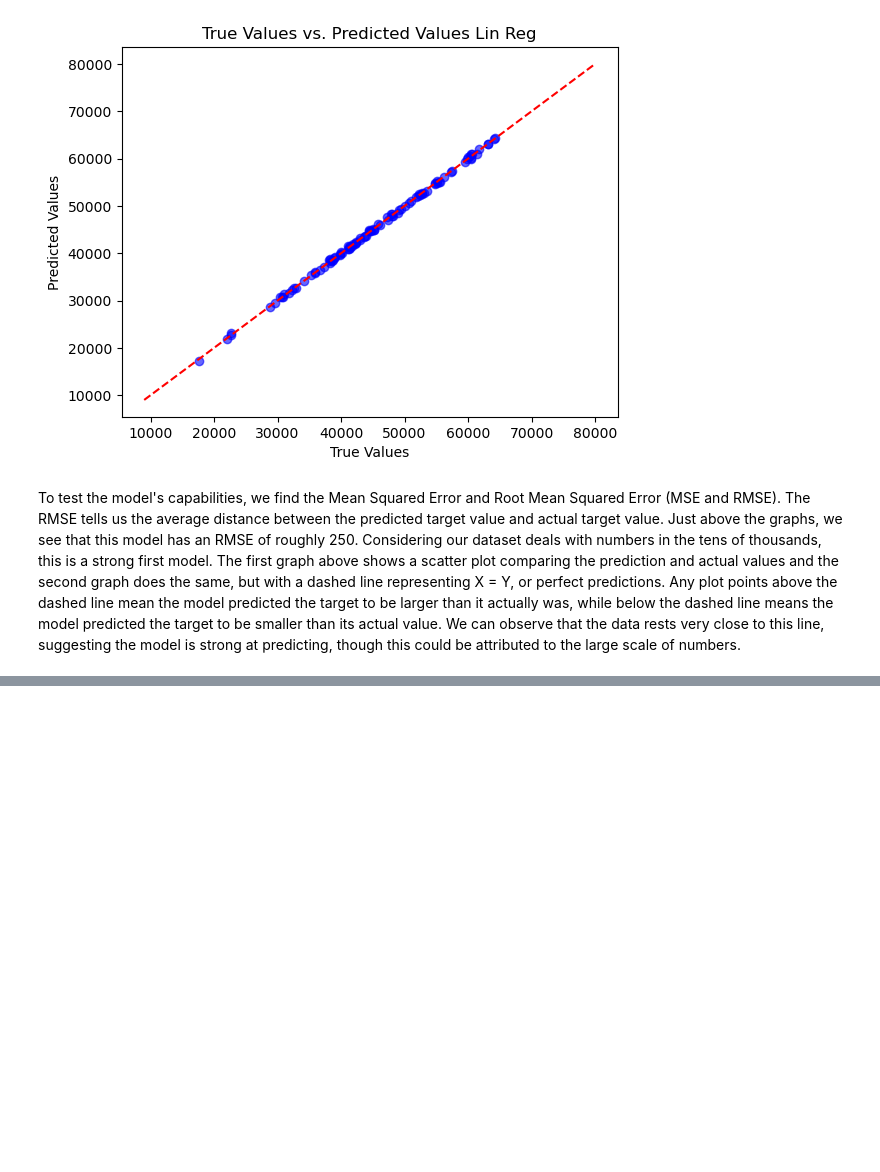
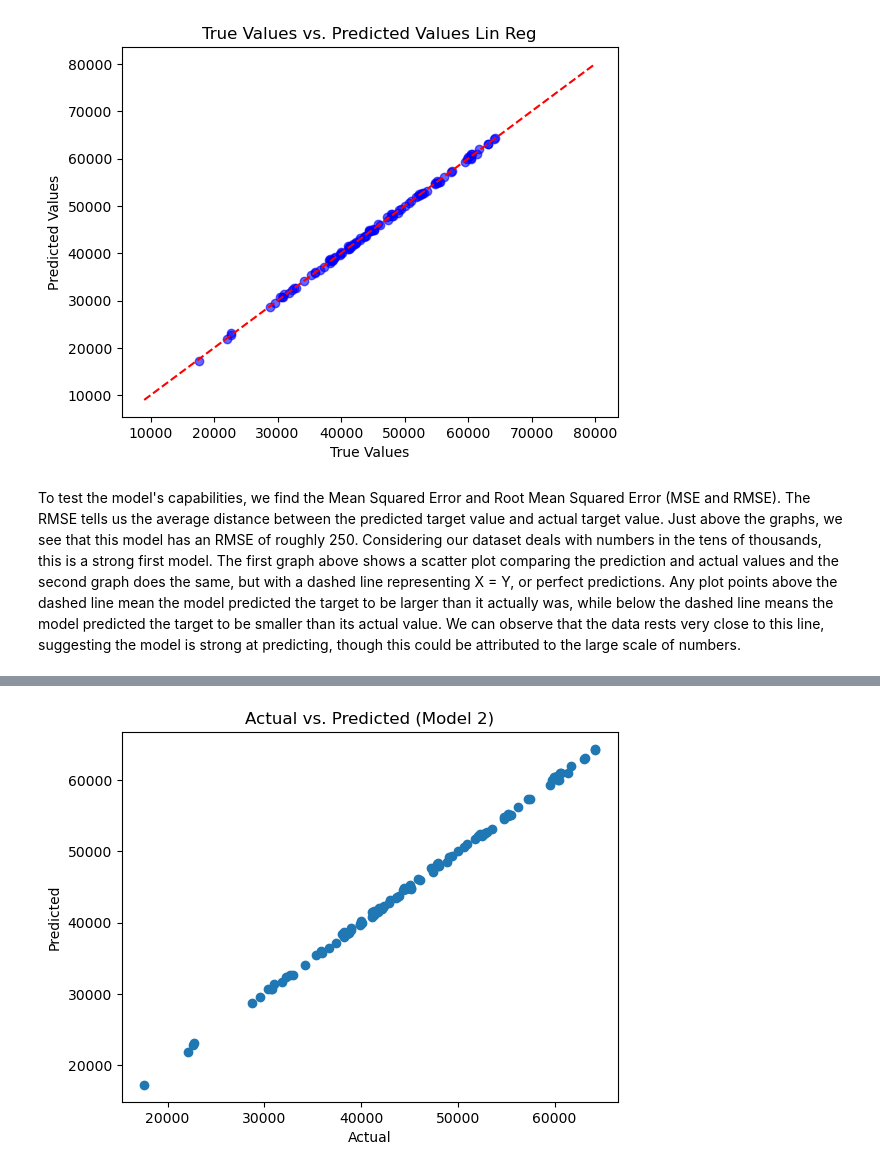
Before and after one commit to Wsmit125/Project-3-Car-Budget-Dataset, a Jupyter notebook: main.ipynb, the cells around one changed output, grey strips where cells are left out. Cells and saved outputs as stored; diff of their text form; code cells hidden in the pictures; blank space fills up the shorter version.

Commit message:
Complete Version
Need to look in GitHub for any errors due to symbols, but otherwise this is the final version

```diff
--- a/main.ipynb
+++ b/main.ipynb
@@ -249,0 +265,87 @@ To test the model's capabilities, we find the Mean Squared Error and Root Mean S
+# %%
+# Model 2: Excluding Gender and Credit Card Debt
+
+# Split data into features and target
+X2 = df_clean.drop(columns = ['Car Purchase Amount', 'Gender', 'Credit Card Debt'])
+y2 = df_clean['Car Purchase Amount']
+
+# Split data into training and testing sets
+X_train2, X_test2, y_train2, y_test2 = train_test_split(X2, y2, test_size = 0.2, random_state = 42)
+
+# Print shapes of training and testing sets
+X_train2.shape, X_test2.shape, y_train2.shape, y_test2.shape
+
+
+# Create a linear regression model
+model2 = LinearRegression().fit(X_train2, y_train2)
+
+# Make predictions
+y_pred2 = model2.predict(X_test2)
+
+# Calculate mean squared error
+mse2 = mean_squared_error(y_test2, y_pred2)
+print('Mean squared error:', mse2)
+
+# Calculate root mean squared error
+rmse2 = mse2 ** 0.5
+print('Root mean squared error:', rmse2)
+
+# Print graph
+plt.scatter(y_test2, y_pred2)
+plt.xlabel('Actual')
+plt.ylabel('Predicted')
+plt.title('Actual vs. Predicted (Model 2)')
+plt.show()
+
+# predicted plot
+plt.scatter(y_test2, y_pred2, alpha=0.6, color='blue')
+plt.plot([y.min(), y.max()], [y.min(), y.max()], 'r--')
+plt.title('True Values vs. Predicted Values Lin Reg (Model 2)')
+plt.xlabel('True Values')
+plt.ylabel('Predicted Values')
+plt.show()
+
+
+
+# Model 3: Excluding Credit Card Debt only
+
+# Split data into features and target
+X3 = df_clean.drop(columns = ['Car Purchase Amount', 'Credit Card Debt'])
+y3 = df_clean['Car Purchase Amount']
+
+# Split data into training and testing sets
+X_train3, X_test3, y_train3, y_test3 = train_test_split(X3, y3, test_size = 0.2, random_state = 42)
+
+# Print shapes of training and testing sets
+X_train3.shape, X_test3.shape, y_train3.shape, y_test3.shape
+
+
+# Create a linear regression model
+model3 = LinearRegression().fit(X_train3, y_train3)
+
+# Make predictions
+y_pred3 = model3.predict(X_test3)
+
+# Calculate mean squared error
+mse3 = mean_squared_error(y_test3, y_pred3)
+print('Mean squared error:', mse3)
+
+# Calculate root mean squared error
+rmse3 = mse3 ** 0.5
+print('Root mean squared error:', rmse3)
+
+# Print graph
+plt.scatter(y_test3, y_pred3)
+plt.xlabel('Actual')
+plt.ylabel('Predicted')
+plt.title('Actual vs. Predicted (Model 3)')
+plt.show()
+
+# predicted plot
+plt.scatter(y_test3, y_pred3, alpha=0.6, color='blue')
+plt.plot([y.min(), y.max()], [y.min(), y.max()], 'r--')
+plt.title('True Values vs. Predicted Values Lin Reg (Model 3)')
+plt.xlabel('True Values')
+plt.ylabel('Predicted Values')
+plt.show()
+# %% [output]
@@ -249,0 +354 @@ To test the model's capabilities, we find the Mean Squared Error and Root Mean S
+[figure, added]
```
Also changed, not shown: parts of 20 cells of this notebook.
